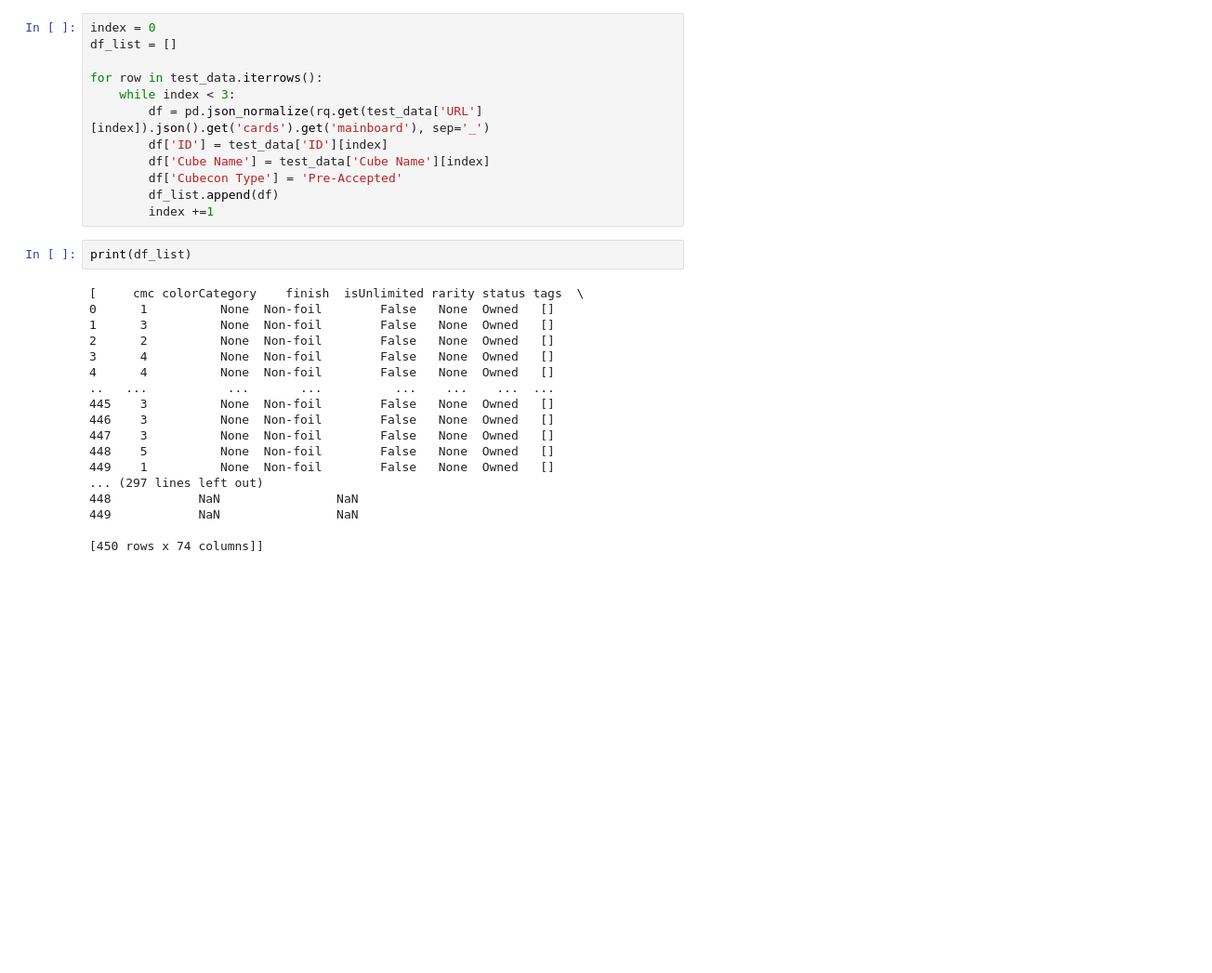
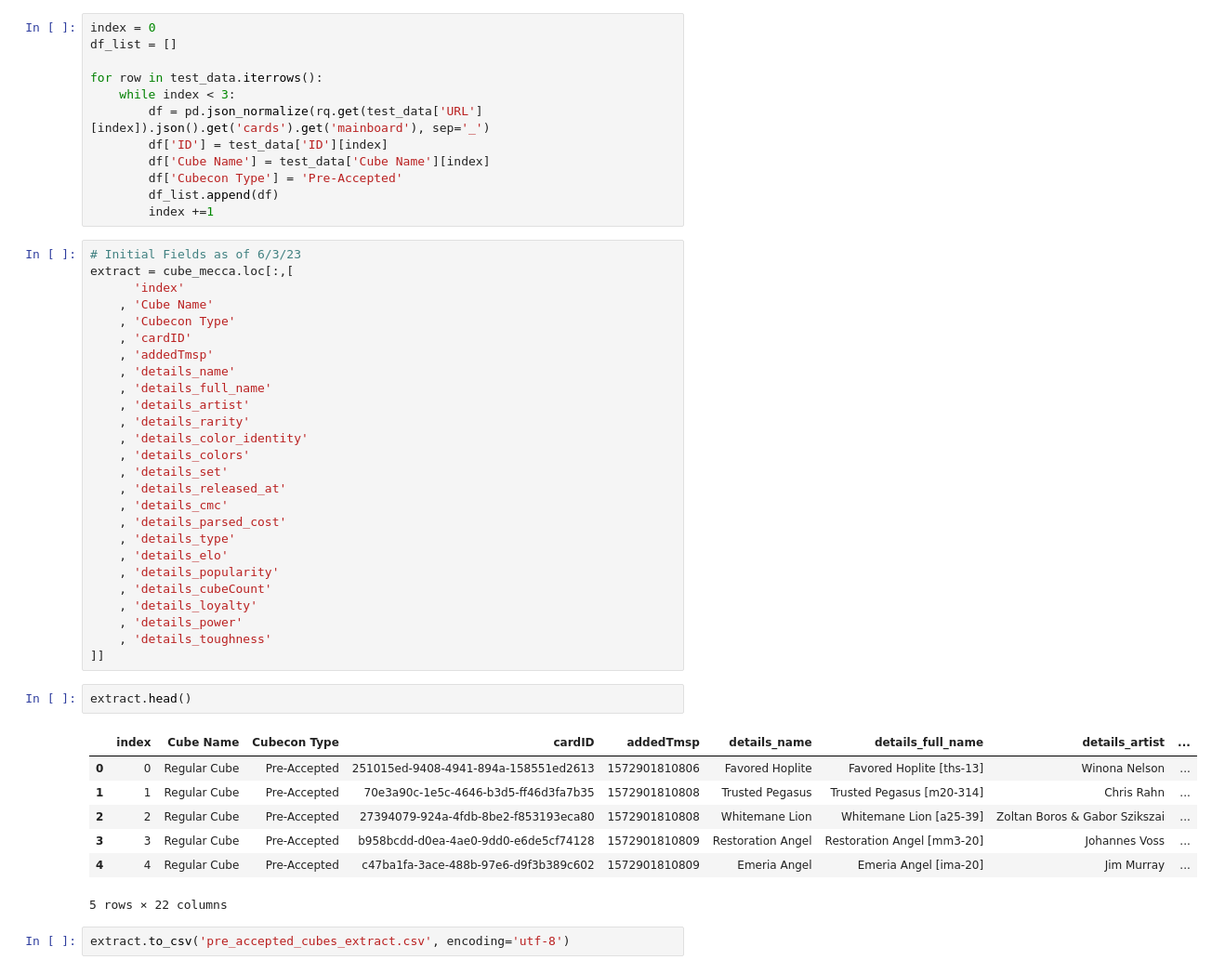
Before and after one commit to tpugliese/Cubecon-2023, a Jupyter notebook: Cube Database Creation from Google Sheets.ipynb, the cells around one changed output. Shown: that part at 93% size. Saved outputs shown, nothing was run; the diff lists cells and outputs as text; blank space fills up the shorter version.

Commit message:
Created the first list for Pre-Accepted Cubes in Cubecobra and first subsections of analysis

```diff
--- a/Cube Database Creation from Google Sheets.ipynb
+++ b/Cube Database Creation from Google Sheets.ipynb
@@ -159,22 +188,40 @@ for row in test_data.iterrows():
         df_list.append(df)
         index +=1
 # %%
-print(df_list)
+# Initial Fields as of 6/3/23
+extract = cube_mecca.loc[:,[
+      'index'
+    , 'Cube Name'
+    , 'Cubecon Type'
+    , 'cardID'
+    , 'addedTmsp'
+    , 'details_name'
+    , 'details_full_name'
+    , 'details_artist'
+    , 'details_rarity'
+    , 'details_color_identity'
+    , 'details_colors'
+    , 'details_set'
+    , 'details_released_at'
+    , 'details_cmc'
+    , 'details_parsed_cost'
+    , 'details_type'
+    , 'details_elo'
+    , 'details_popularity'
+    , 'details_cubeCount'
+    , 'details_loyalty'
+    , 'details_power'
+    , 'details_toughness'
+]]
-# %% [output]
-[     cmc colorCategory    finish  isUnlimited rarity status tags  \
-0      1          None  Non-foil        False   None  Owned   []
-1      3          None  Non-foil        False   None  Owned   []
-2      2          None  Non-foil        False   None  Owned   []
-3      4          None  Non-foil        False   None  Owned   []
-4      4          None  Non-foil        False   None  Owned   []
-..   ...           ...       ...          ...    ...    ...  ...
-445    3          None  Non-foil        False   None  Owned   []
-446    3          None  Non-foil        False   None  Owned   []
-447    3          None  Non-foil        False   None  Owned   []
-448    5          None  Non-foil        False   None  Owned   []
-449    1          None  Non-foil        False   None  Owned   []
-... (297 lines left out)
-448            NaN                NaN
-449            NaN                NaN
-
-[450 rows x 74 columns]]
+# %%
+extract.head()
+# %% [output]
+|  | index | Cube Name | Cubecon Type | cardID | addedTmsp | details_name | details_full_name | details_artist | ... |
+| 0 | 0 | Regular Cube | Pre-Accepted | 251015ed-9408-4941-894a-158551ed2613 | 1572901810806 | Favored Hoplite | Favored Hoplite [ths-13] | Winona Nelson | ... |
+| 1 | 1 | Regular Cube | Pre-Accepted | 70e3a90c-1e5c-4646-b3d5-ff46d3fa7b35 | 1572901810808 | Trusted Pegasus | Trusted Pegasus [m20-314] | Chris Rahn | ... |
+| 2 | 2 | Regular Cube | Pre-Accepted | 27394079-924a-4fdb-8be2-f853193eca80 | 1572901810808 | Whitemane Lion | Whitemane Lion [a25-39] | Zoltan Boros & Gabor Szikszai | ... |
+| 3 | 3 | Regular Cube | Pre-Accepted | b958bcdd-d0ea-4ae0-9dd0-e6de5cf74128 | 1572901810809 | Restoration Angel | Restoration Angel [mm3-20] | Johannes Voss | ... |
+| 4 | 4 | Regular Cube | Pre-Accepted | c47ba1fa-3ace-488b-97e6-d9f3b389c602 | 1572901810809 | Emeria Angel | Emeria Angel [ima-20] | Jim Murray | ... |
+5 rows × 22 columns
+# %%
+extract.to_csv('pre_accepted_cubes_extract.csv', encoding='utf-8')
```
Also changed, not shown: parts of 3 cells of this notebook, 4 other files.
